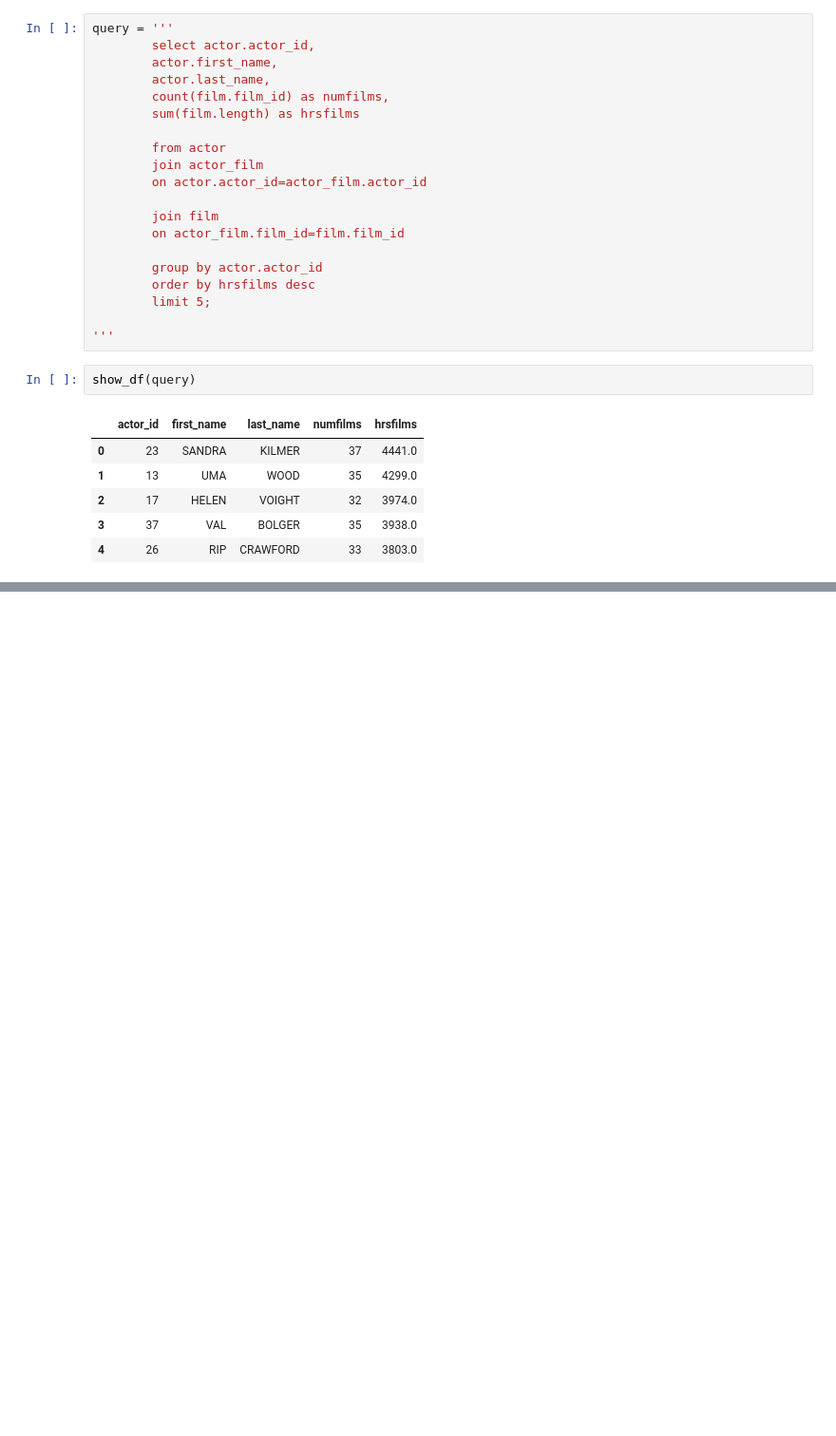
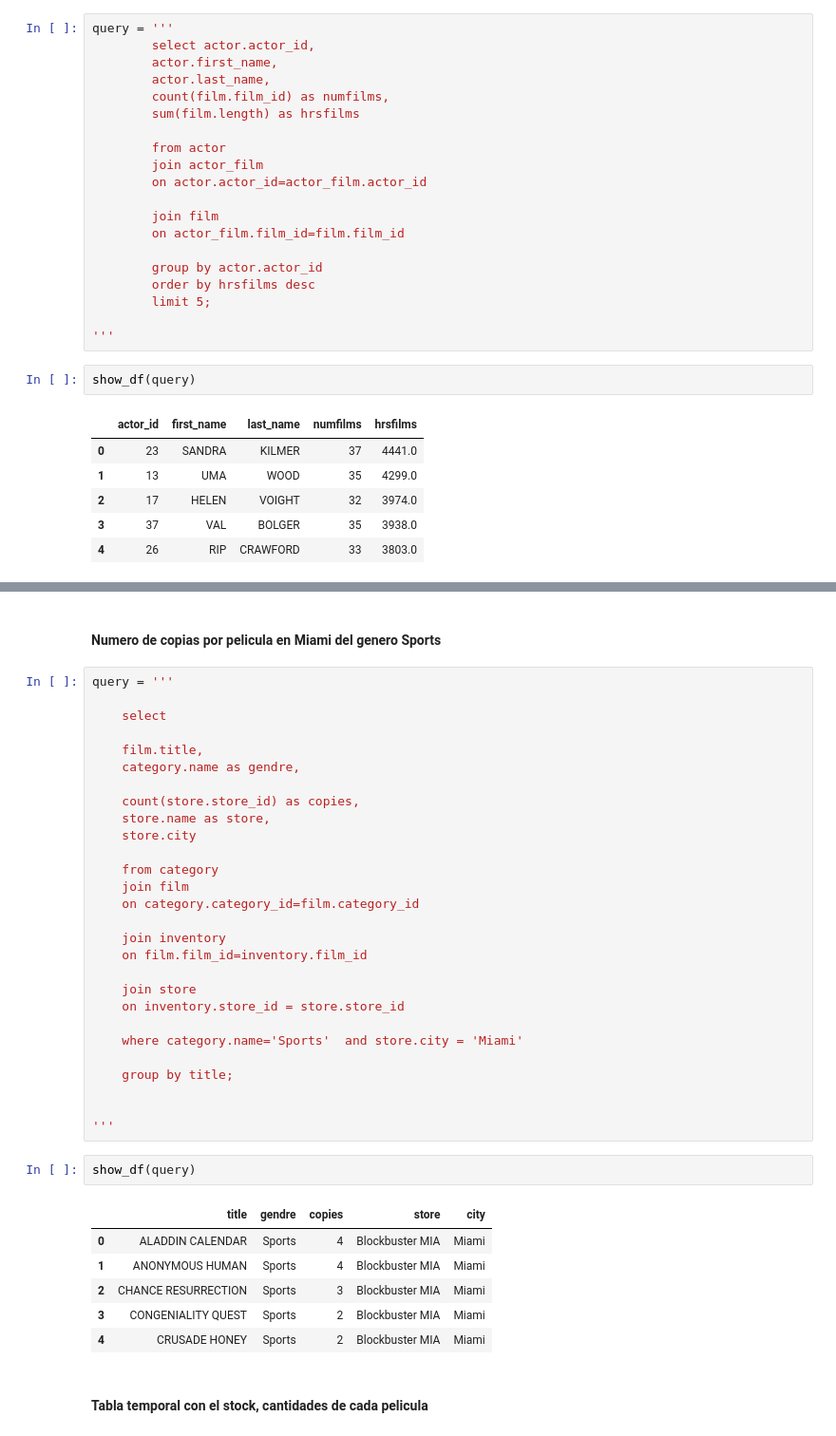
Before and after one commit to Arturo-Rodriguez-Moreno/3_proyecto_sql, a Jupyter notebook: notebook/selects.ipynb, the cells around one changed output, grey strips where cells are left out. Shown: that part at 95% size. Saved outputs shown, nothing was run; the diff lists cells and outputs as text; blank space fills up the shorter version.

```diff
--- a/notebook/selects.ipynb
+++ b/notebook/selects.ipynb
@@ -93,0 +167,41 @@ show_df(query)
+# %% [markdown]
+#### Numero de copias por pelicula en Miami del genero Sports
+# %%
+query = '''
+
+    select
+
+    film.title,
+    category.name as gendre,
+
+    count(store.store_id) as copies,
+    store.name as store,
+    store.city
+
+    from category
+    join film
+    on category.category_id=film.category_id
+
+    join inventory
+    on film.film_id=inventory.film_id
+
+    join store
+    on inventory.store_id = store.store_id
+
+    where category.name='Sports'  and store.city = 'Miami'
+
+    group by title;
+
+
+'''
+# %%
+show_df(query)
+# %% [output]
+|  | title | gendre | copies | store | city |
+| 0 | ALADDIN CALENDAR | Sports | 4 | Blockbuster MIA | Miami |
+| 1 | ANONYMOUS HUMAN | Sports | 4 | Blockbuster MIA | Miami |
+| 2 | CHANCE RESURRECTION | Sports | 3 | Blockbuster MIA | Miami |
+| 3 | CONGENIALITY QUEST | Sports | 2 | Blockbuster MIA | Miami |
+| 4 | CRUSADE HONEY | Sports | 2 | Blockbuster MIA | Miami |
+# %% [markdown]
+#### Tabla temporal con el stock, cantidades de cada pelicula
```
Also changed, not shown: parts of 17 cells of this notebook.
